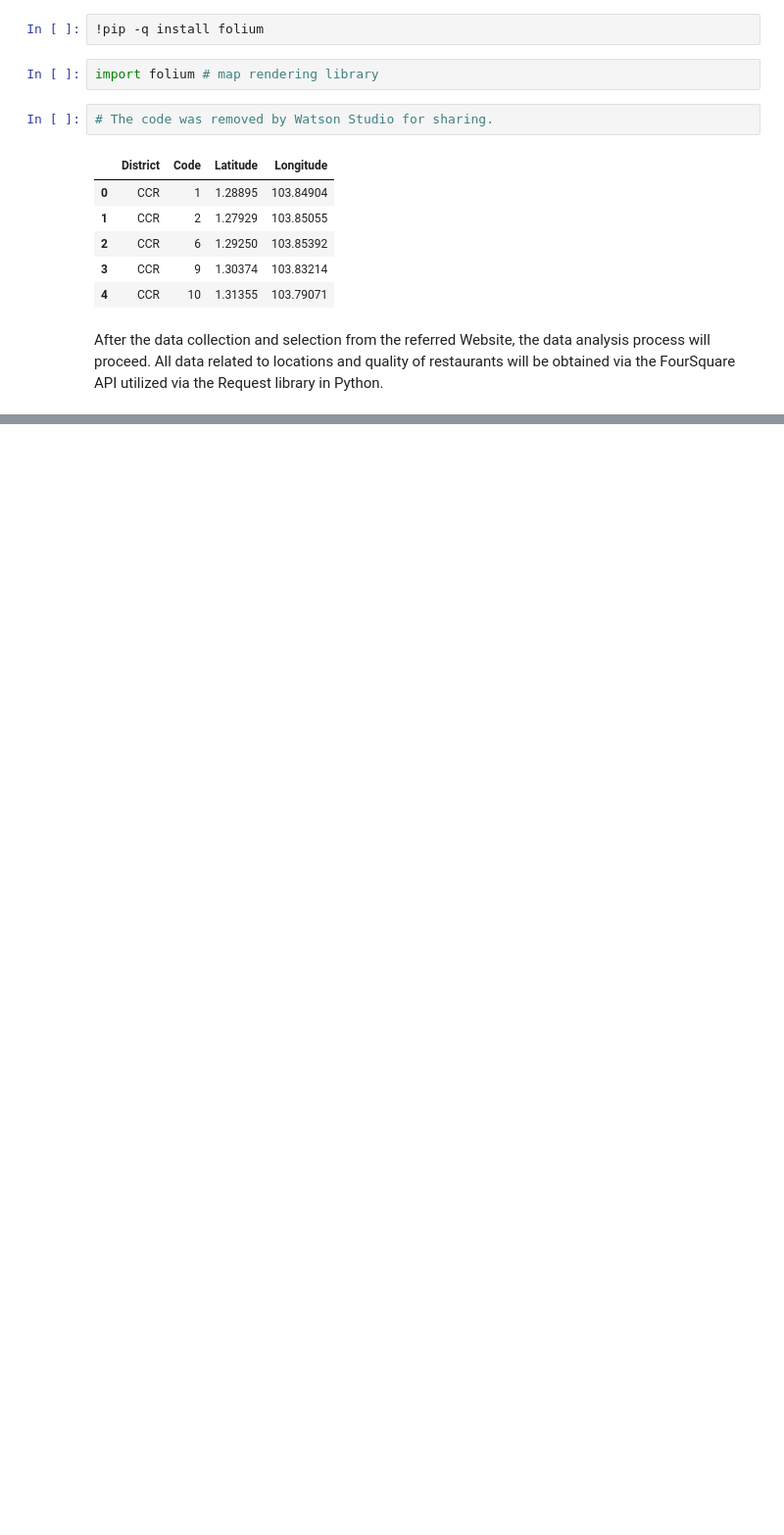
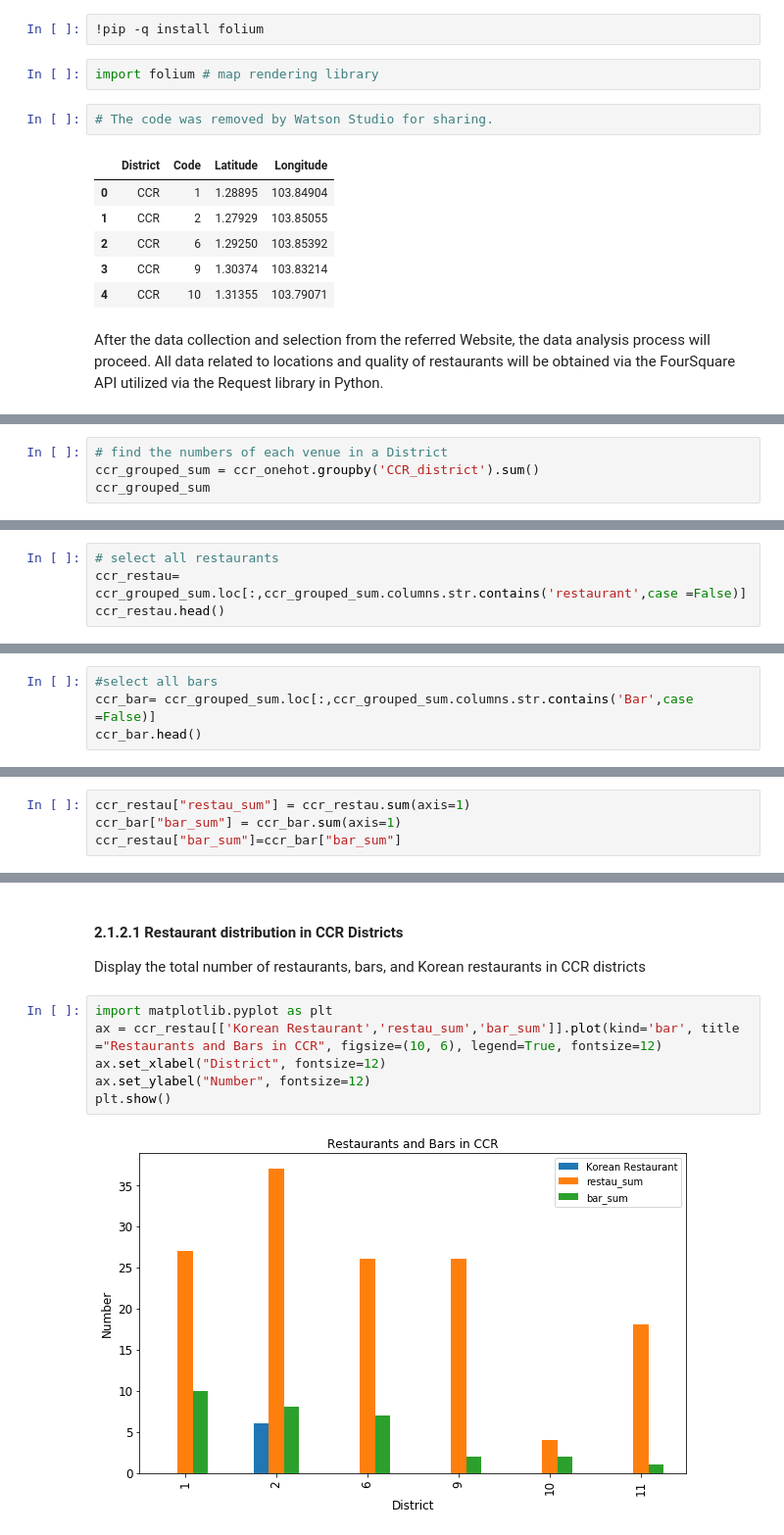
Before and after one commit to Lzhou2020/github-capstone-project, a Jupyter notebook: The Battle of Neighborhoods.ipynb, the cells around one changed output, grey strips where cells are left out. Shown at 98% size. Drawn from its saved outputs; the diff is of its cells as text; blank space fills up the shorter version.

```diff
--- a/The Battle of Neighborhoods.ipynb
+++ b/The Battle of Neighborhoods.ipynb
@@ -170,0 +297,4 @@ results
+# %%
+# find the numbers of each venue in a District
+ccr_grouped_sum = ccr_onehot.groupby('CCR_district').sum()
+ccr_grouped_sum
@@ -170,0 +312,4 @@ results
+# %%
+# select all restaurants
+ccr_restau= ccr_grouped_sum.loc[:,ccr_grouped_sum.columns.str.contains('restaurant',case =False)]
+ccr_restau.head()
@@ -170,0 +324,4 @@ results
+# %%
+#select all bars
+ccr_bar= ccr_grouped_sum.loc[:,ccr_grouped_sum.columns.str.contains('Bar',case =False)]
+ccr_bar.head()
@@ -170,0 +338,4 @@ results
+# %%
+ccr_restau["restau_sum"] = ccr_restau.sum(axis=1)
+ccr_bar["bar_sum"] = ccr_bar.sum(axis=1)
+ccr_restau["bar_sum"]=ccr_bar["bar_sum"]
@@ -170,0 +352,11 @@ results
+# %% [markdown]
+#### 2.1.2.1 Restaurant distribution in CCR Districts
+Display the total number of restaurants, bars, and Korean restaurants in CCR districts
+# %%
+import matplotlib.pyplot as plt
+ax = ccr_restau[['Korean Restaurant','restau_sum','bar_sum']].plot(kind='bar', title ="Restaurants and Bars in CCR", figsize=(10, 6), legend=True, fontsize=12)
+ax.set_xlabel("District", fontsize=12)
+ax.set_ylabel("Number", fontsize=12)
+plt.show()
+# %% [output]
+[figure, added]
```
Also changed, not shown: parts of 50 cells of this notebook.
